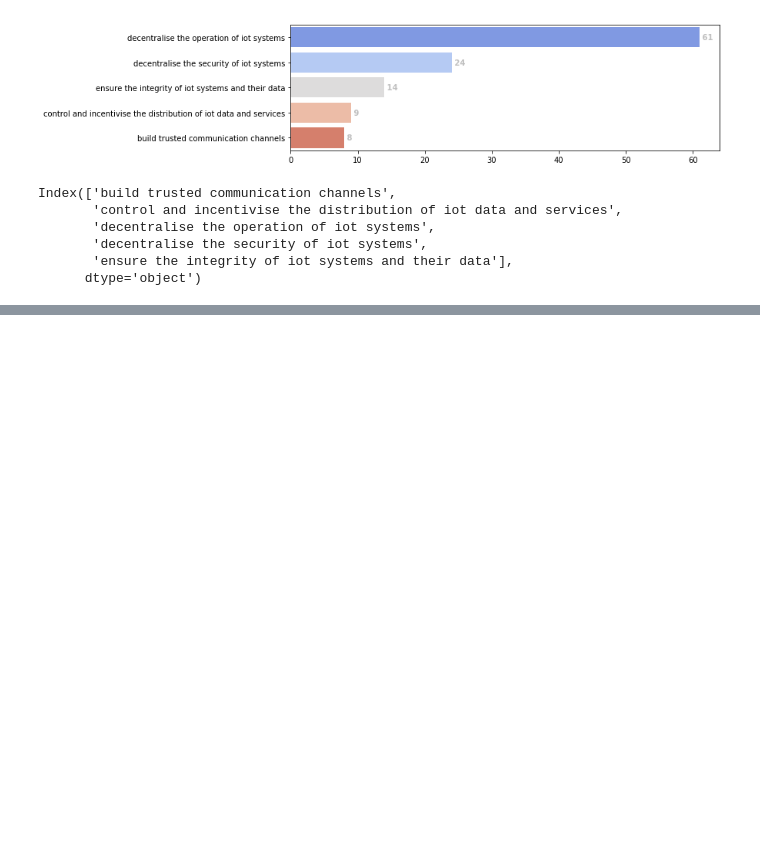
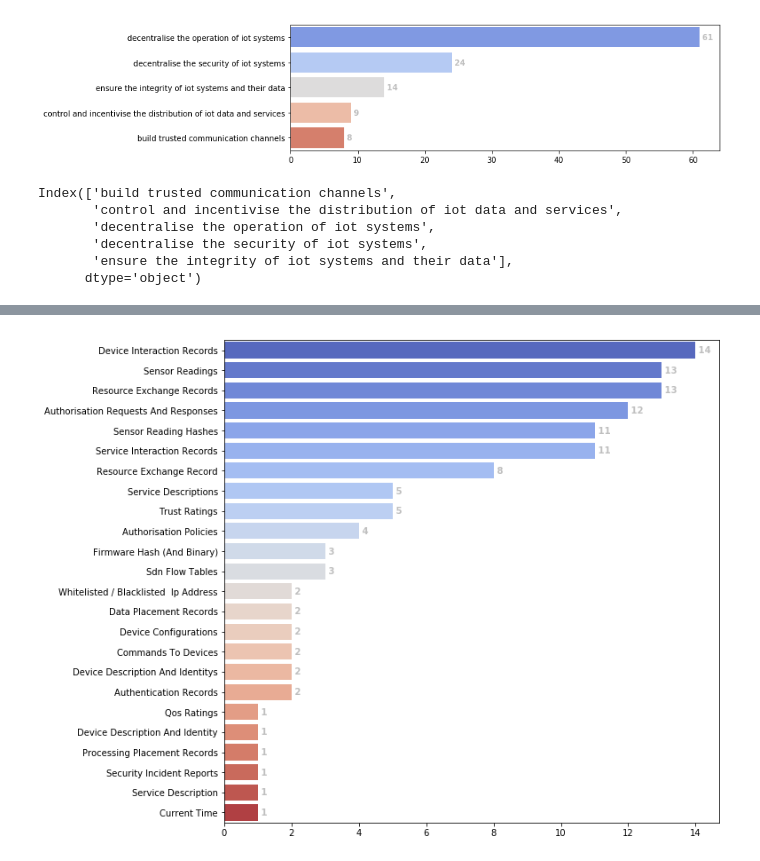
Before and after one commit to nguyentran0212/BC_IoT_SLR, a Jupyter notebook: DataExtraction/Extracted Data/BC_SLR_AVIZ_tool.ipynb, the cells around one changed output, grey strips where cells are left out. Saved outputs shown, nothing was run; the diff lists cells and outputs as text; code cells hidden in the pictures; blank space fills up the shorter version.

```diff
--- a/DataExtraction/Extracted Data/BC_SLR_AVIZ_tool.ipynb
+++ b/DataExtraction/Extracted Data/BC_SLR_AVIZ_tool.ipynb
@@ -277,21 +282,3 @@ Index(['build trusted communication channels',
        'decentralise the security of iot systems',
        'ensure the integrity of iot systems and their data'],
       dtype='object')
-# %%
-import plotly
-import plotly.plotly as py
-import plotly.graph_objs as go
-
-plotly.offline.init_notebook_mode(connected=True)
-
-data = [
-    go.Parcoords(
-        line = dict(color = 'blue'),
-        dimensions = list([
-            dict(label = 'Improvement Objective', values = relation_df["Improvement Objective Cat"], ticktext = list(relation_df["Improvement Objective"].unique())),
-            dict(range = [0,10], label = 'Technical Problem Category', values = relation_df["Technical Problem Category Cat"], ticktext = relation_df["Technical Problem Category"].cat.categories)
-        ])
-    )
-]
-
-plotly.offline.iplot(data, filename = 'parcoord-dimensions')
@@ -299,0 +337,12 @@ plotly.offline.iplot(data, filename = 'parcoord-dimensions')
+# %%
+"""
+Loads the extracted data for RQ2_2 on on and off chain data and logic
+"""
+
+raw_path = "RQ2_RQ3/extraction_Q2_Q3_v1.0.0.xlsx"
+
+raw_df = pd.read_excel(raw_path, sheet_name="RQ2.2")
+raw_df["Off-chain data"] = raw_df["Off-chain data"].fillna("No off-chain data")
+raw_df["On-chain logic"] = raw_df["On-chain logic"].fillna("No on-chain logic")
+raw_df["Off-chain logic"] = raw_df["Off-chain logic"].fillna("No Off-chain logic")
+raw_df
@@ -299,0 +368,9 @@ plotly.offline.iplot(data, filename = 'parcoord-dimensions')
+# %%
+"""
+Countplot of on-chain data
+"""
+paper_on_chain_data_relation = create_relation_paper_RQ(raw_df, "On-chain data", "On-chain data", split_sub_areas = False)
+
+draw_countplot(paper_on_chain_data_relation, "On-chain data", size = (10,10))
+# %% [output]
+[figure, added]
```
Also changed, not shown: parts of 19 cells of this notebook, 4 other files.
